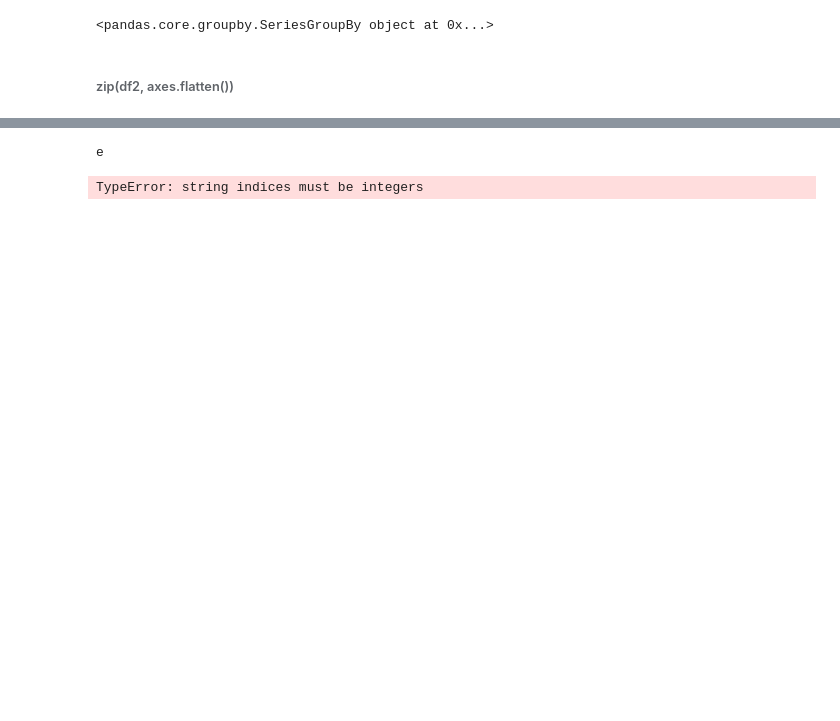
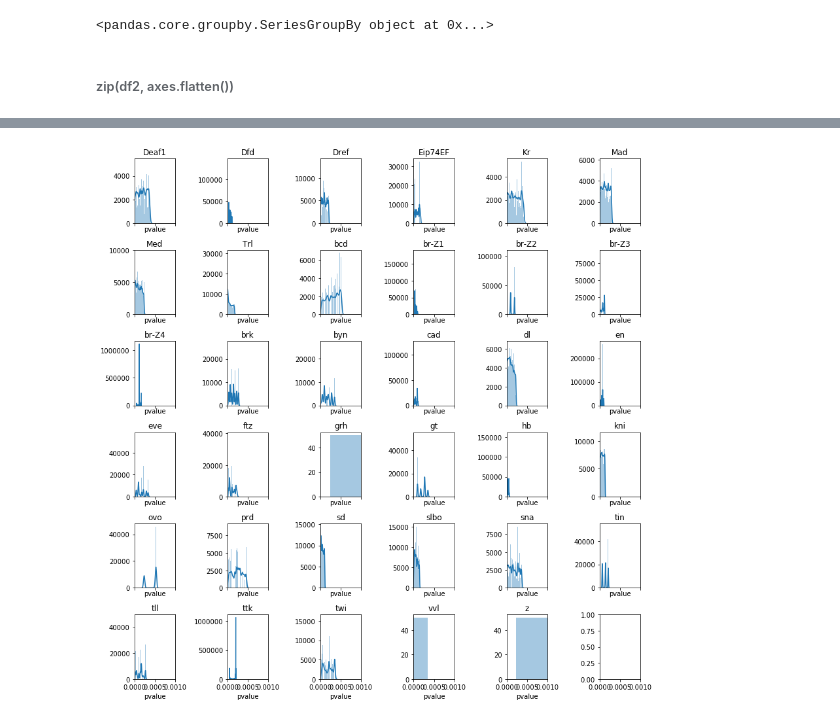
Before and after one commit to jfear/s2rnai, a Jupyter notebook: notebook/distribution_qvals_dmmpmm.ipynb, the cells around one changed output, grey strips where cells are left out. Cells and saved outputs as stored; diff of their text form; code cells hidden in the pictures; blank space fills up the shorter version.

```diff
--- a/notebook/distribution_qvals_dmmpmm.ipynb
+++ b/notebook/distribution_qvals_dmmpmm.ipynb
@@ -109,7 +99,15 @@ plt.tight_layout()
 # %%
-fig, ax = plt.subplots(1, 1)
-print(x[1])
-sb.distplot(x[1]['q-value'], hist=False, ax=ax, )
-ax.set_title(x[0])
-ax.axvline(0.05, color='r', ls=':')
+x= groups['pvalue']
+
+fig, axes = plt.subplots(6,6, figsize=(12,12), sharex=True)
+#axr = axes.ravel()
+
+#zip(groups, axes.flatten())
+for ax, x in zip(axes.flat, x):
+    sb.distplot(x[1], ax=ax)
+    ax.set_title(x[0])
+    ax.axvline(0.05, color='r', ls=':')
+    #axes.flat[-1].set_visible(False)
+ax.set_xlim(0,0.001)
+plt.tight_layout()
 # %% [output]
@@ -118,2 +114 @@ ax.axvline(0.05, color='r', ls=':')
-e
-TypeError: string indices must be integers
+[figure, added]
```
Also changed, not shown: parts of 50 cells of this notebook, 1 other file.
